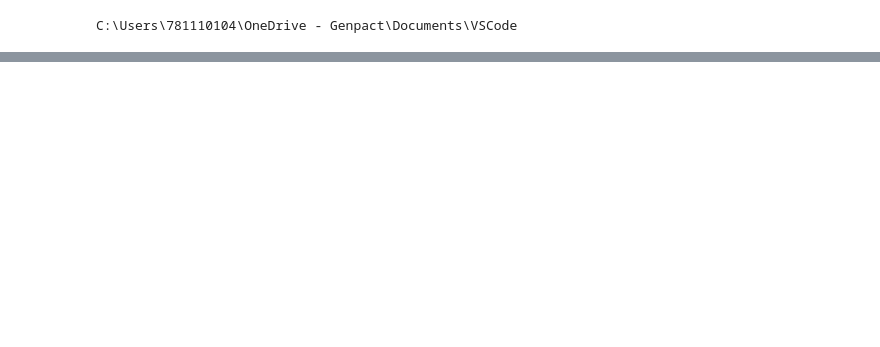
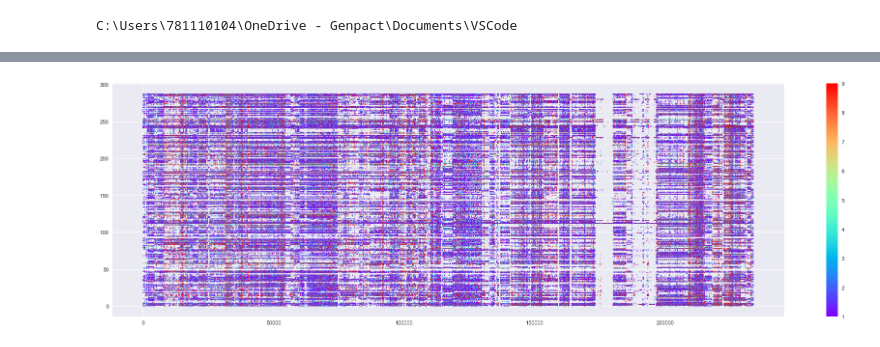
Before and after one commit to ChristophBarkey/Implicit_CF, a Jupyter notebook: testing_2.ipynb, the cells around one changed output, grey strips where cells are left out. Saved outputs shown, nothing was run; the diff lists cells and outputs as text; code cells hidden in the pictures; blank space fills up the shorter version.

```diff
--- a/testing_2.ipynb
+++ b/testing_2.ipynb
@@ -32,0 +244,8 @@ agco_co.nnz
+# %%
+# create a scatter plot
+plt.figure(figsize=(28, 8), dpi=80)
+plt.scatter(xy_po[:,0], xy_po[:,1], s=1, c=vals_po, cmap='rainbow')
+plt.colorbar()
+plt.show()
+# %% [output]
+[figure, added]
```
Also changed, not shown: parts of 37 cells of this notebook.
